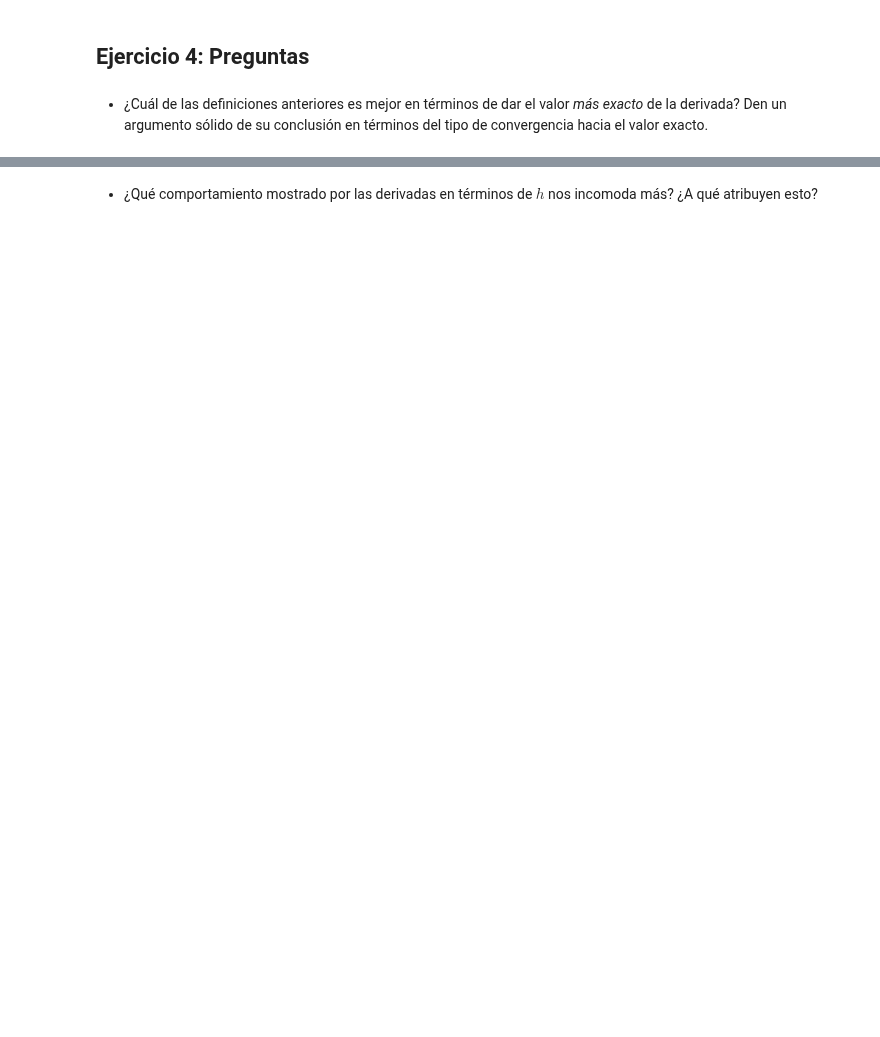
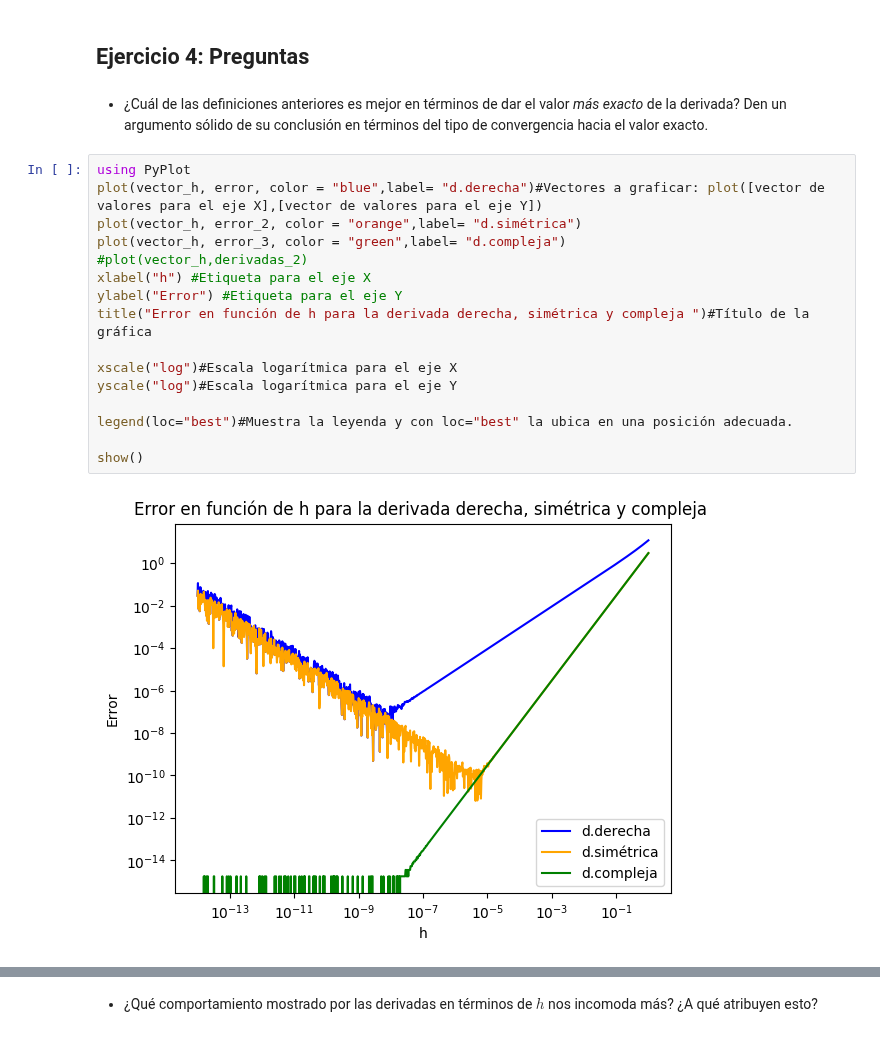
Before and after one commit to lbenet/2017-2_TSFisComputacional-1, a Jupyter notebook: tareas/Hector/Tarea2.ipynb, the cells around one changed output, grey strips where cells are left out. Cells and saved outputs as stored; diff of their text form; blank space fills up the shorter version.

```diff
--- a/tareas/Hector/Tarea2.ipynb
+++ b/tareas/Hector/Tarea2.ipynb
@@ -420,3 +384,21 @@ show()
 ## Ejercicio 4: Preguntas
 # %% [markdown]
 - ¿Cuál de las definiciones anteriores es mejor en términos de dar el valor *más exacto* de la derivada? Den un argumento sólido de su conclusión en términos del tipo de convergencia hacia el valor exacto.
+# %%
+using PyPlot
+plot(vector_h, error, color = "blue",label= "d.derecha")#Vectores a graficar: plot([vector de valores para el eje X],[vector de valores para el eje Y])
+plot(vector_h, error_2, color = "orange",label= "d.simétrica")
+plot(vector_h, error_3, color = "green",label= "d.compleja")
+#plot(vector_h,derivadas_2)
+xlabel("h") #Etiqueta para el eje X
+ylabel("Error") #Etiqueta para el eje Y
+title("Error en función de h para la derivada derecha, simétrica y compleja ")#Título de la gráfica
+
+xscale("log")#Escala logarítmica para el eje X
+yscale("log")#Escala logarítmica para el eje Y
+
+legend(loc="best")#Muestra la leyenda y con loc="best" la ubica en una posición adecuada.
+
+show()
+# %% [output]
+[figure, added]
```
Also changed, not shown: parts of 26 cells of this notebook.
